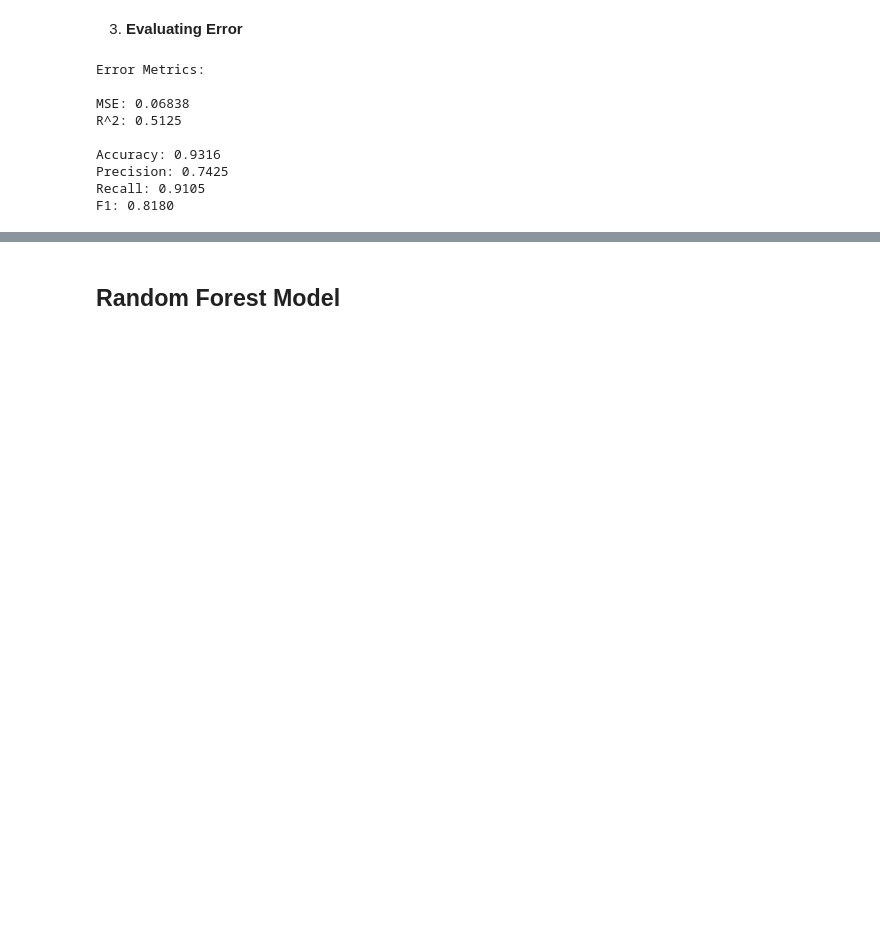
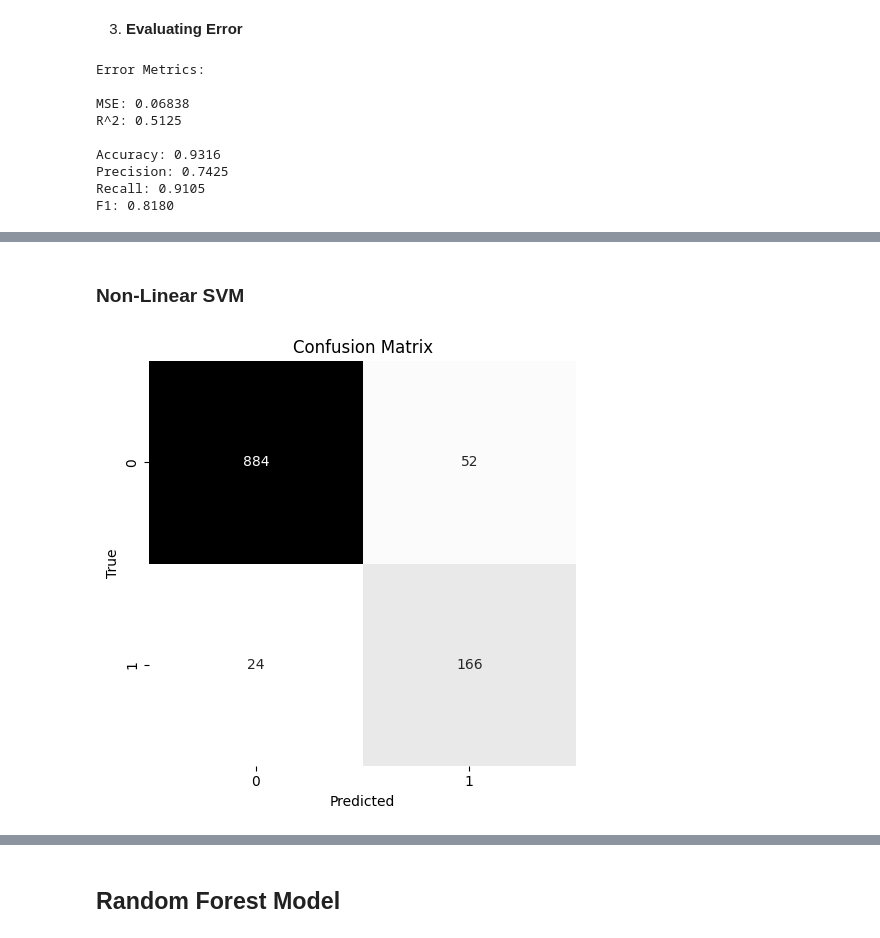
Before and after one commit to SepehrAkbari/LFC-courses, a Jupyter notebook: CSCI-250/Projects/P1/main.ipynb, the cells around one changed output, grey strips where cells are left out. Saved outputs shown, nothing was run; the diff lists cells and outputs as text; code cells hidden in the pictures; blank space fills up the shorter version.

```diff
--- a/CSCI-250/Projects/P1/main.ipynb
+++ b/CSCI-250/Projects/P1/main.ipynb
@@ -562,0 +651,20 @@ F1: 0.8180
+# %% [markdown]
+### **Non-Linear SVM**
+# %%
+# non-linear kernel
+model_rbf_svc = SVC(kernel='rbf', random_state=250, probability=True)
+model_rbf_svc.fit(X_train_scaled, y_train_resampled)
+y_pred_rbf_svc = model_rbf_svc.predict(X_test_scaled)
+y_pred_rbf_svc_proba = model_rbf_svc.predict_proba(X_test_scaled)[:, 1]
+# %%
+cm_rbf_svc = confusion_matrix(y_test, y_pred_rbf_svc)
+
+plt.figure(figsize=(5, 5))
+sns.heatmap(cm_rbf_svc, annot=True, fmt='d', cmap='Greys', cbar=False)
+plt.title('Confusion Matrix')
+plt.xlabel('Predicted')
+plt.ylabel('True')
+plt.tight_layout()
+plt.show()
+# %% [output]
+[figure, added]
```
Also changed, not shown: parts of 24 cells of this notebook, 5 other files.
